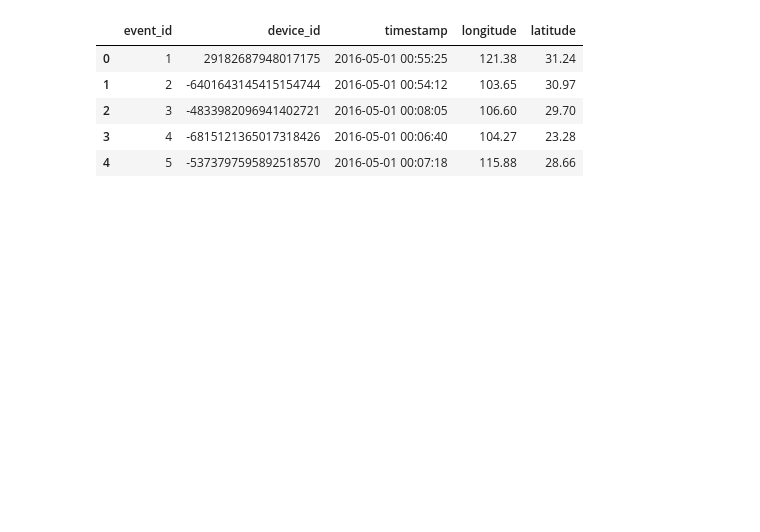
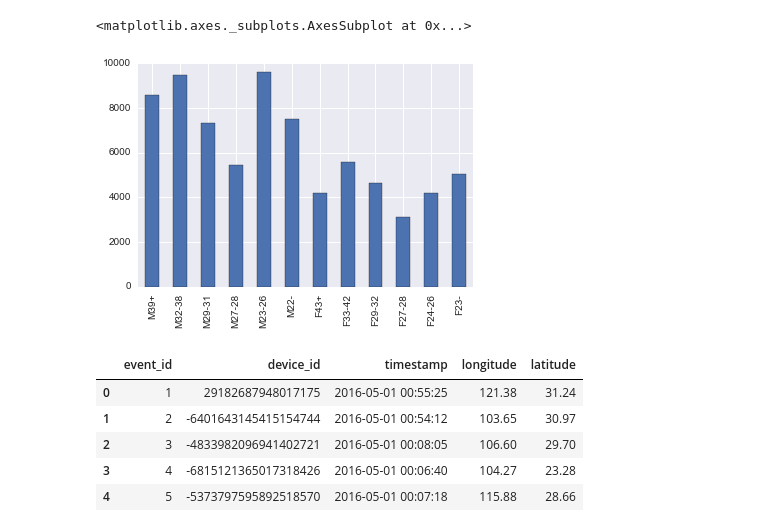
Before and after one commit to errearanhas/disciplina_MMD, a Jupyter notebook: TalkingData_local.ipynb, the cells around one changed output. Saved outputs shown, nothing was run; the diff lists cells and outputs as text; code cells hidden in the pictures; blank space fills up the shorter version.

```diff
--- a/TalkingData_local.ipynb
+++ b/TalkingData_local.ipynb
@@ -42,3 +50,8 @@ sample_submission = pd.read_csv(os.path.join(datapath,sample_submissio))
+# %%
+gender_age_train.group.value_counts().sort_index(ascending=False).plot(kind='bar')
+# %% [output]
+<matplotlib.axes._subplots.AxesSubplot at 0x...>
+[figure, added]
 # %%
 events.head()
 # %% [output]
```
Also changed, not shown: parts of 36 cells of this notebook.
